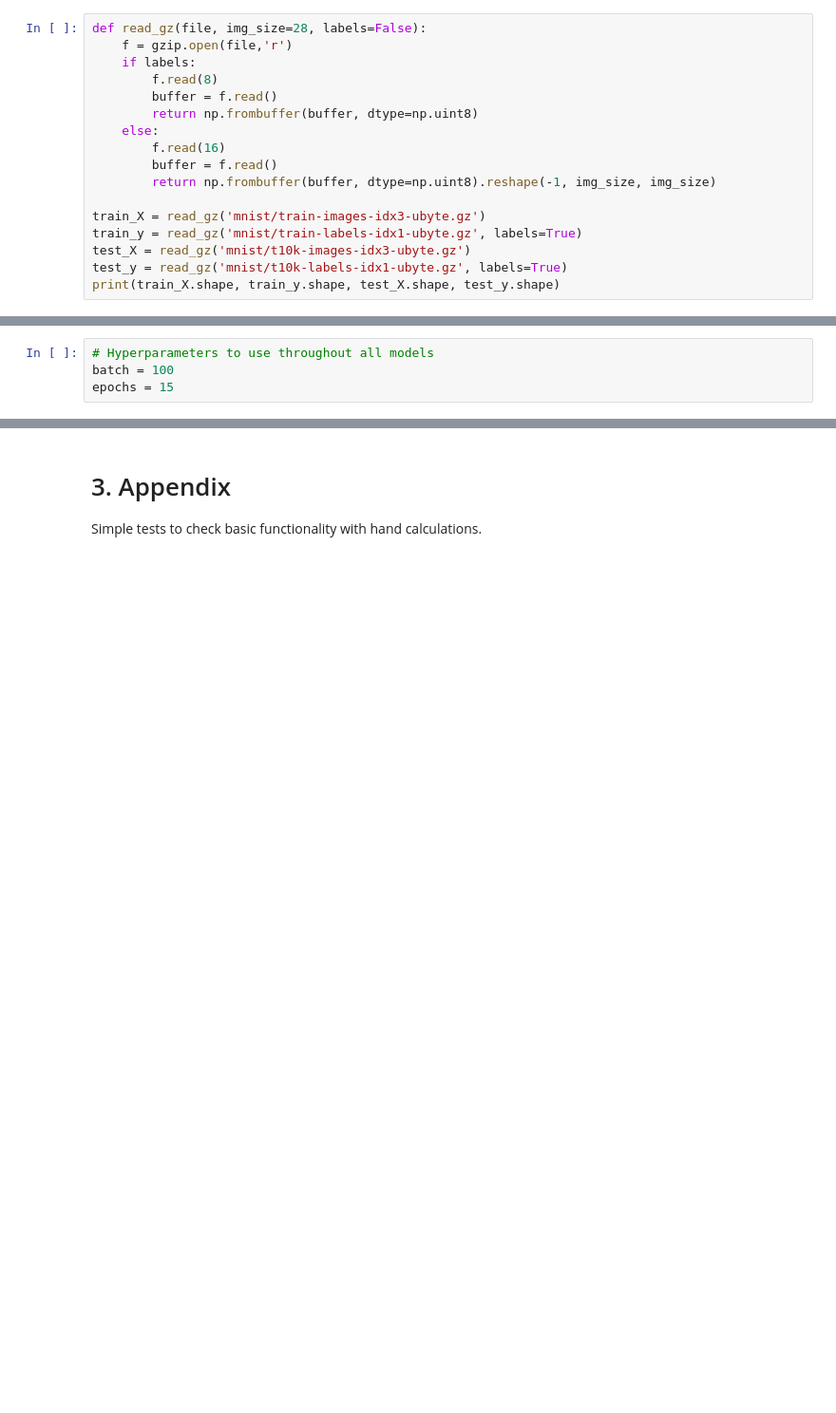
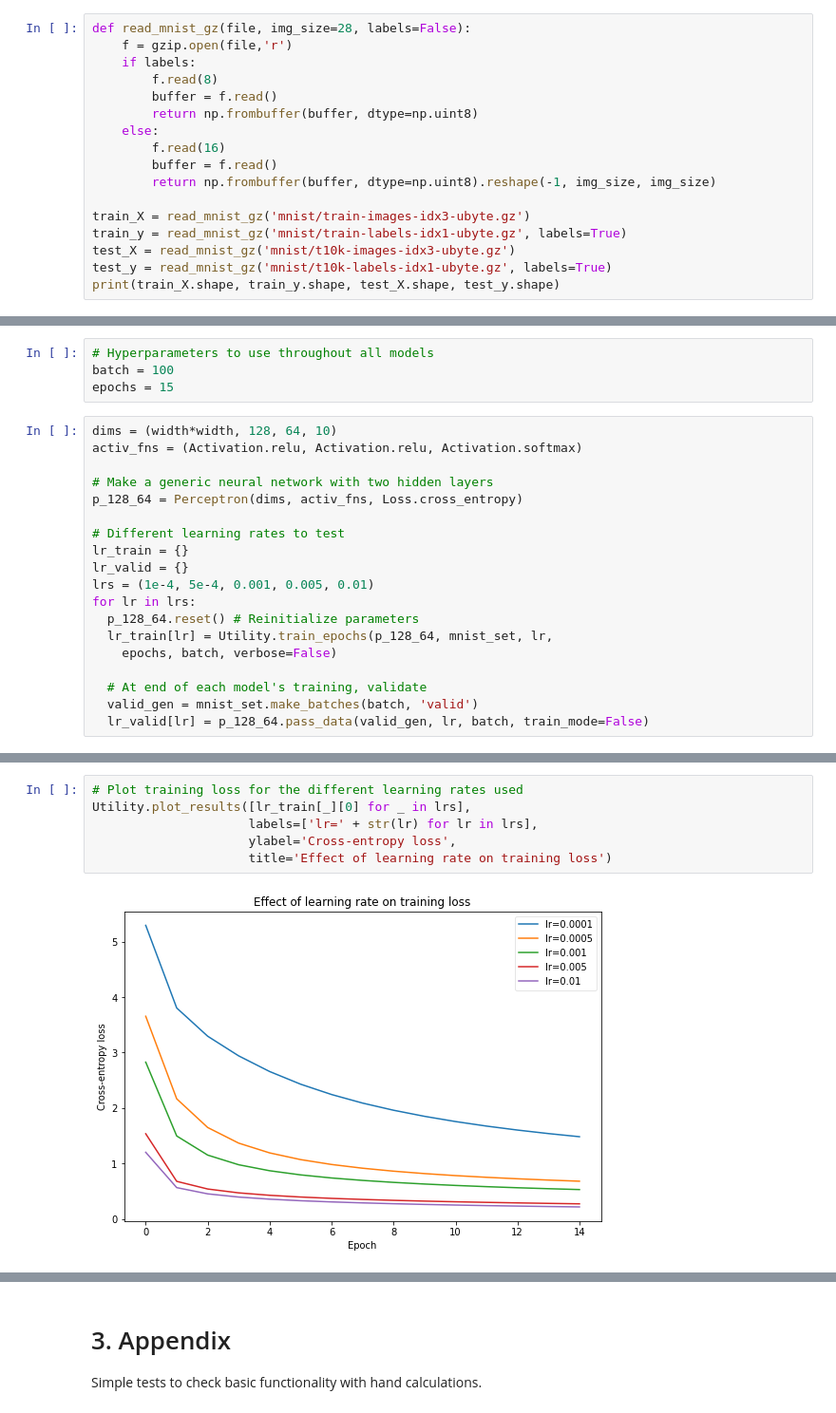
Before and after one commit to vtd9/multilayer-perceptron, a Jupyter notebook: HW1.ipynb, the cells around one changed output, grey strips where cells are left out. Shown at 95% size. Drawn from its saved outputs; the diff is of its cells as text; blank space fills up the shorter version.

```diff
--- a/HW1.ipynb
+++ b/HW1.ipynb
@@ -66,7 +40,7 @@ dist, maybe_deriv
 *   Used `gzip` to read the files, then numpy to merge them again since splitting must be done my API.
 *   Image ubyte files are offset by 16; labels by 8.
 # %%
-def read_gz(file, img_size=28, labels=False):
+def read_mnist_gz(file, img_size=28, labels=False):
     f = gzip.open(file,'r')
     if labels:
         f.read(8)
@@ -77,10 +51,10 @@ def read_gz(file, img_size=28, labels=False):
         buffer = f.read()
         return np.frombuffer(buffer, dtype=np.uint8).reshape(-1, img_size, img_size)
 
-train_X = read_gz('mnist/train-images-idx3-ubyte.gz')
-train_y = read_gz('mnist/train-labels-idx1-ubyte.gz', labels=True)
-test_X = read_gz('mnist/t10k-images-idx3-ubyte.gz')
-test_y = read_gz('mnist/t10k-labels-idx1-ubyte.gz', labels=True)
+train_X = read_mnist_gz('mnist/train-images-idx3-ubyte.gz')
+train_y = read_mnist_gz('mnist/train-labels-idx1-ubyte.gz', labels=True)
+test_X = read_mnist_gz('mnist/t10k-images-idx3-ubyte.gz')
+test_y = read_mnist_gz('mnist/t10k-labels-idx1-ubyte.gz', labels=True)
 print(train_X.shape, train_y.shape, test_X.shape, test_y.shape)
 # %% [output]
 (60000, 28, 28) (60000,) (10000, 28, 28) (10000,)
@@ -127,3 +103,22 @@ Splits on training, validation, & testing: (784, 49000) (784, 10500) (784, 10500
 # Hyperparameters to use throughout all models
 batch = 100
 epochs = 15
+# %%
+dims = (width*width, 128, 64, 10)
+activ_fns = (Activation.relu, Activation.relu, Activation.softmax)
+
+# Make a generic neural network with two hidden layers
+p_128_64 = Perceptron(dims, activ_fns, Loss.cross_entropy)
+
+# Different learning rates to test
+lr_train = {}
+lr_valid = {}
+lrs = (1e-4, 5e-4, 0.001, 0.005, 0.01)
+for lr in lrs:
+  p_128_64.reset() # Reinitialize parameters
+  lr_train[lr] = Utility.train_epochs(p_128_64, mnist_set, lr,
+    epochs, batch, verbose=False)
+
+  # At end of each model's training, validate
+  valid_gen = mnist_set.make_batches(batch, 'valid')
+  lr_valid[lr] = p_128_64.pass_data(valid_gen, lr, batch, train_mode=False)
@@ -129,0 +131,8 @@ epochs = 15
+# %%
+# Plot training loss for the different learning rates used
+Utility.plot_results([lr_train[_][0] for _ in lrs],
+                     labels=['lr=' + str(lr) for lr in lrs],
+                     ylabel='Cross-entropy loss',
+                     title='Effect of learning rate on training loss')
+# %% [output]
+[figure, added]
```
Also changed, not shown: parts of 50 cells of this notebook.
